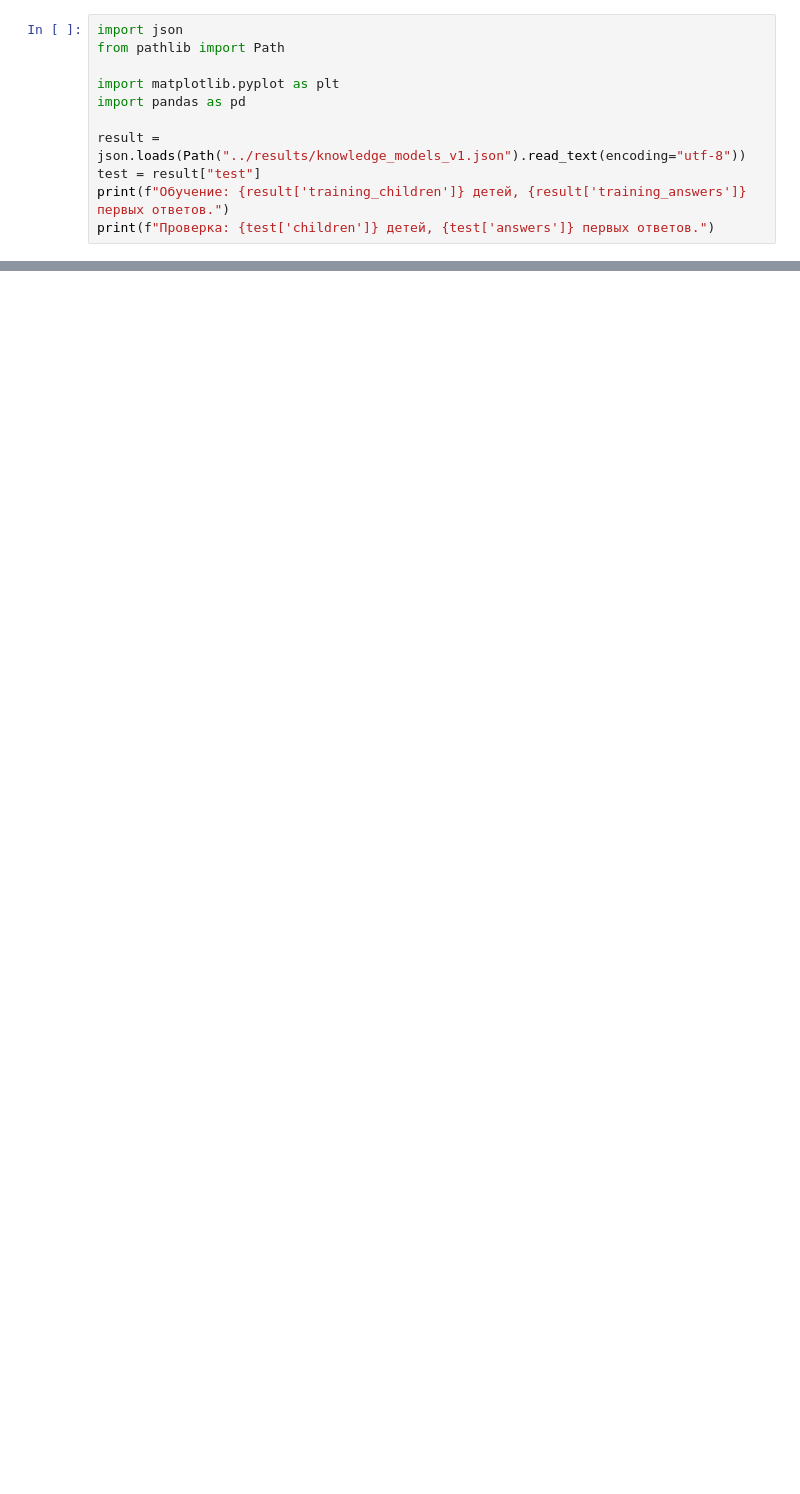
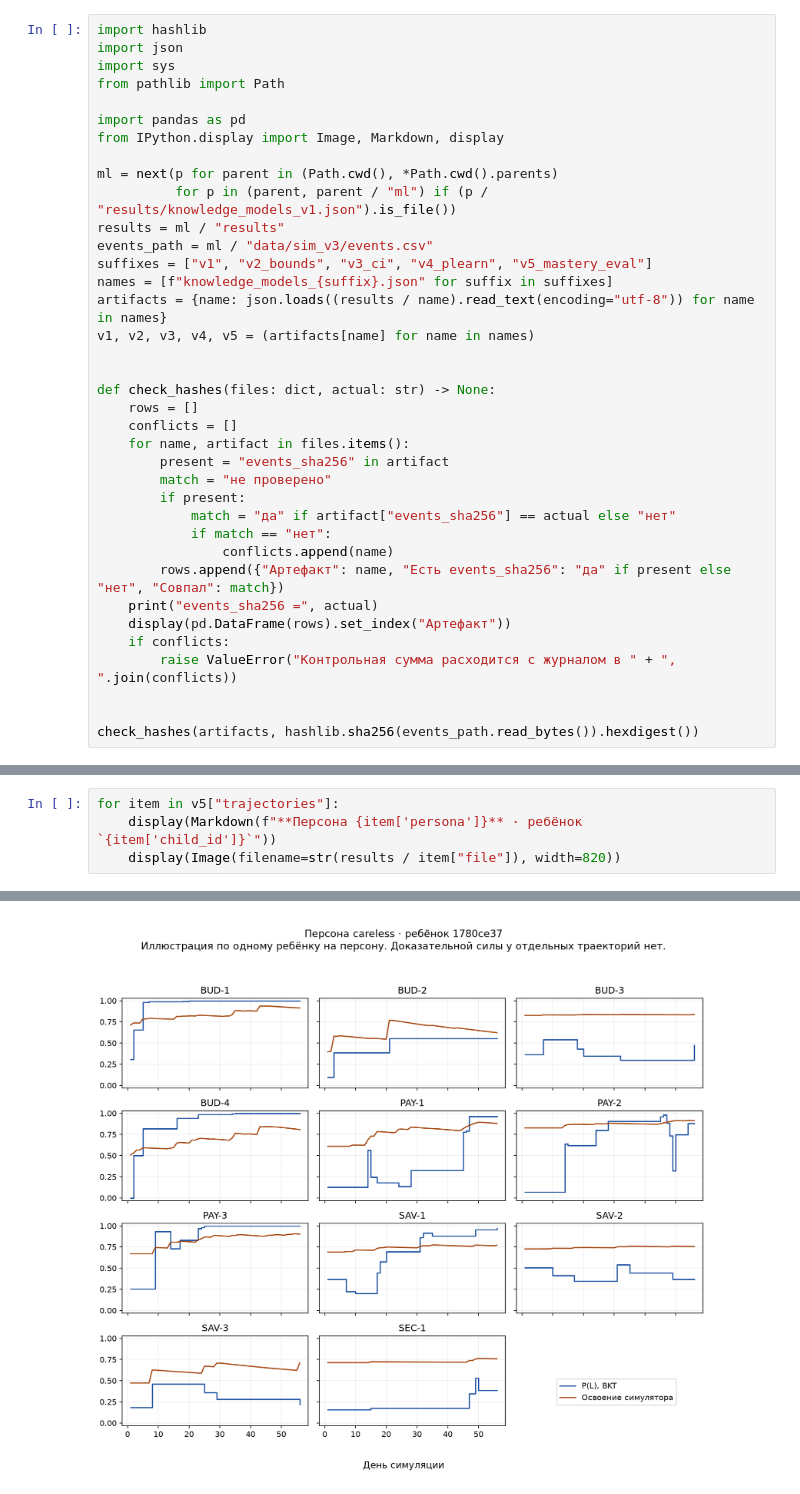
Before and after one commit to FrogFromTheSwamp/finny, a Jupyter notebook: ml/notebooks/03_knowledge_tracing.ipynb, the cells around one changed output, grey strips where cells are left out. Drawn from its saved outputs; the diff is of its cells as text; blank space fills up the shorter version.

```diff
--- a/ml/notebooks/03_knowledge_tracing.ipynb
+++ b/ml/notebooks/03_knowledge_tracing.ipynb
@@ -5,12 +9,38 @@
 # %%
+import hashlib
 import json
+import sys
 from pathlib import Path
 
-import matplotlib.pyplot as plt
 import pandas as pd
+from IPython.display import Image, Markdown, display
 
-result = json.loads(Path("../results/knowledge_models_v1.json").read_text(encoding="utf-8"))
-test = result["test"]
-print(f"Обучение: {result['training_children']} детей, {result['training_answers']} первых ответов.")
-print(f"Проверка: {test['children']} детей, {test['answers']} первых ответов.")
+ml = next(p for parent in (Path.cwd(), *Path.cwd().parents)
+          for p in (parent, parent / "ml") if (p / "results/knowledge_models_v1.json").is_file())
+results = ml / "results"
+events_path = ml / "data/sim_v3/events.csv"
+suffixes = ["v1", "v2_bounds", "v3_ci", "v4_plearn", "v5_mastery_eval"]
+names = [f"knowledge_models_{suffix}.json" for suffix in suffixes]
+artifacts = {name: json.loads((results / name).read_text(encoding="utf-8")) for name in names}
+v1, v2, v3, v4, v5 = (artifacts[name] for name in names)
+
+
+def check_hashes(files: dict, actual: str) -> None:
+    rows = []
+    conflicts = []
+    for name, artifact in files.items():
+        present = "events_sha256" in artifact
+        match = "не проверено"
+        if present:
+            match = "да" if artifact["events_sha256"] == actual else "нет"
+            if match == "нет":
+                conflicts.append(name)
+        rows.append({"Артефакт": name, "Есть events_sha256": "да" if present else "нет", "Совпал": match})
+    print("events_sha256 =", actual)
+    display(pd.DataFrame(rows).set_index("Артефакт"))
+    if conflicts:
+        raise ValueError("Контрольная сумма расходится с журналом в " + ", ".join(conflicts))
+
+
+check_hashes(artifacts, hashlib.sha256(events_path.read_bytes()).hexdigest())
 # %% [output]
@@ -109,0 +382,5 @@ SEC-1   0.157    0.118    0.483   0.197
+# %%
+for item in v5["trajectories"]:
+    display(Markdown(f"**Персона {item['persona']}** · ребёнок `{item['child_id']}`"))
+    display(Image(filename=str(results / item["file"]), width=820))
+# %% [output]
@@ -109,0 +388 @@ SEC-1   0.157    0.118    0.483   0.197
+[figure, added]
```
Also changed, not shown: parts of 31 cells of this notebook, 1 other file.
